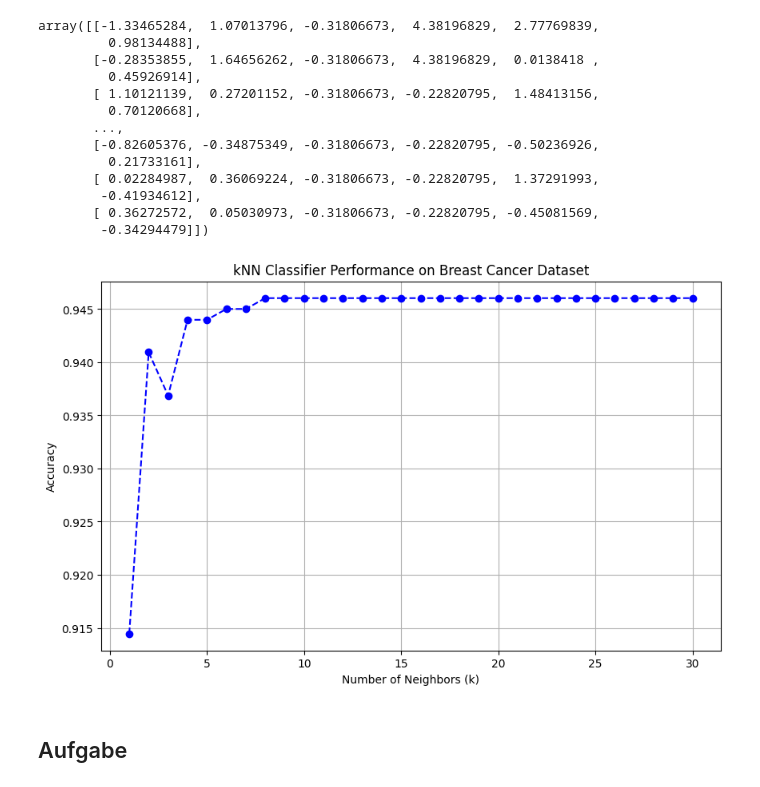
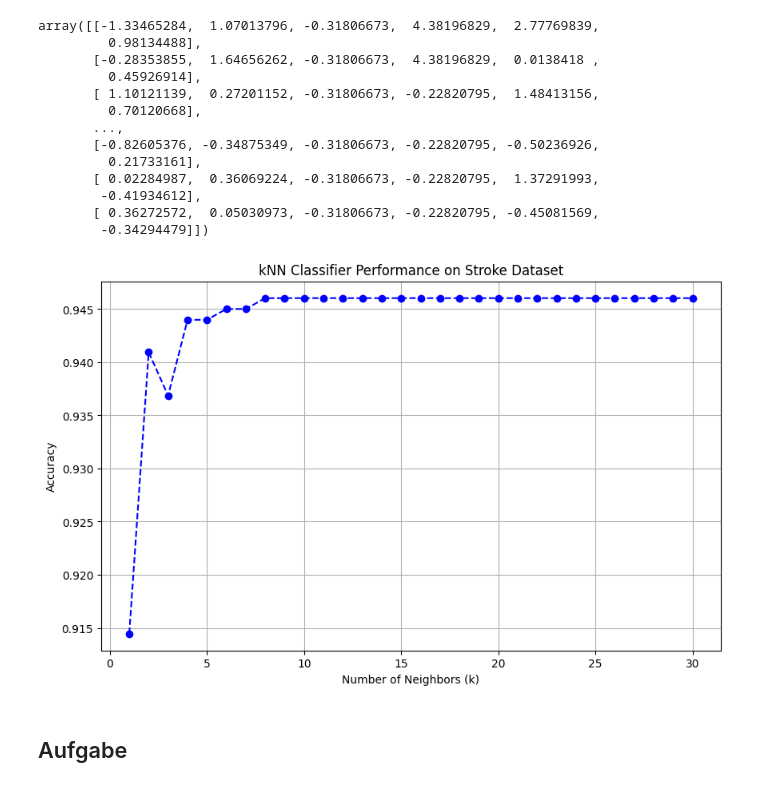
Before and after one commit to KainTim/DSAI, a Jupyter notebook: 05_ML/code/supervised_2_knn.ipynb, the cells around one changed output. Cells and saved outputs as stored; diff of their text form; code cells hidden in the pictures.

```diff
--- a/05_ML/code/supervised_2_knn.ipynb
+++ b/05_ML/code/supervised_2_knn.ipynb
@@ -256,14 +256,14 @@ for k in k_values:
 # %%
 # Plot accuracy vs. k
 plt.figure(figsize=(10, 6))
 plt.plot(k_values, accuracies, marker='o', linestyle='dashed', color='b')
 plt.xlabel('Number of Neighbors (k)')
 plt.ylabel('Accuracy')
-plt.title('kNN Classifier Performance on Breast Cancer Dataset')
+plt.title('kNN Classifier Performance on Stroke Dataset')
 plt.grid(True)
 plt.show()
 # %% [output]
-[figure, old version]
+[figure, new version]
 # %% [markdown]
 ## Aufgabe
 # %% [markdown]
```
Also changed, not shown: parts of 1 cell of this notebook, 1 other file.
